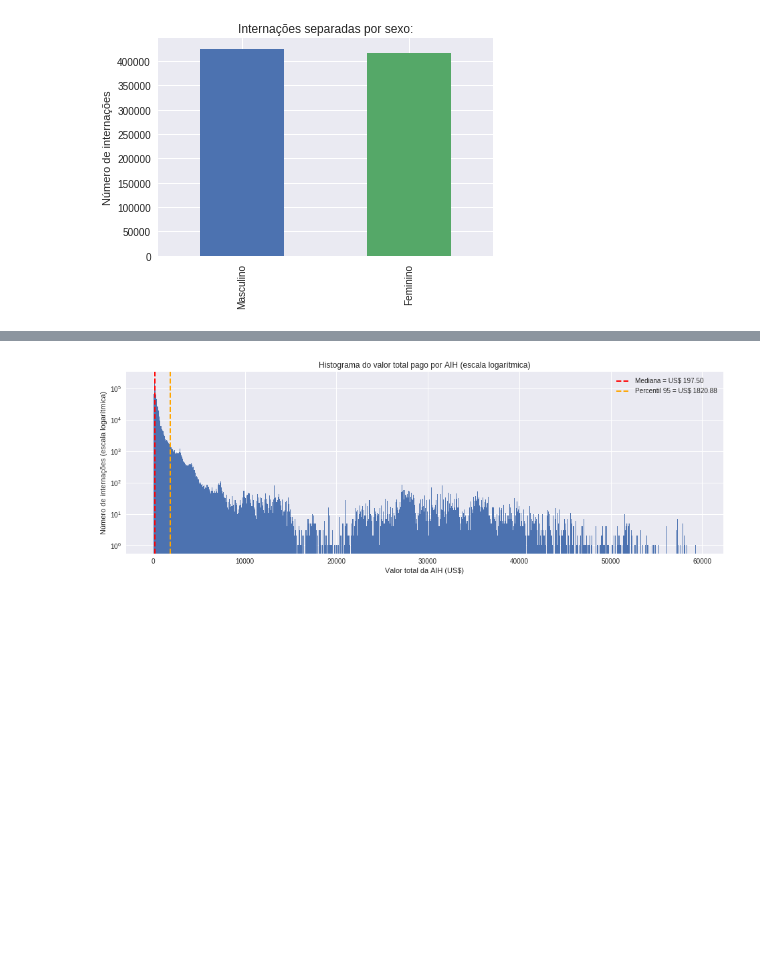
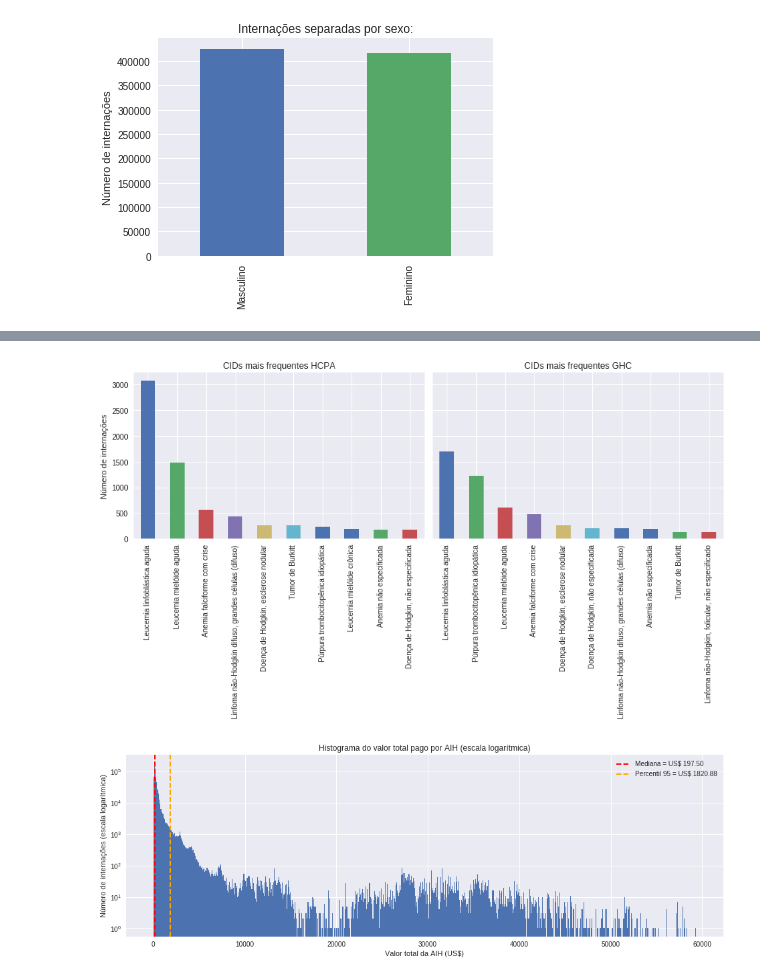
Before and after one commit to gbletsch/hematologic_hospitalizations_brazil, a Jupyter notebook: tcc.ipynb, the cells around one changed output, grey strips where cells are left out. Drawn from its saved outputs; the diff is of its cells as text; code cells hidden in the pictures; blank space fills up the shorter version.

```diff
--- a/tcc.ipynb
+++ b/tcc.ipynb
@@ -426,3 +429,20 @@ plt.show()
+# %%
+def int_cid_x_cnes(cnes, head=10):
+    return hemato[hemato.CNES == cnes].DIAG_PRINC.map(cid_map).value_counts().head(head)
+
+hcpa = int_cid_x_cnes('2237601')
+ghc = int_cid_x_cnes('2237571')
+
+fig, ax = plt.subplots(1, 2, figsize=(12, 7), sharey=True)
+
+hcpa.plot(kind='bar', ax=ax[0], title='CIDs mais frequentes HCPA')
+ax[0].set_ylabel('Número de internações')
+ghc.plot(kind='bar', ax=ax[1], title='CIDs mais frequentes GHC')
+plt.tight_layout()
+plt.savefig('int_cid_hcpa_x_ghc.png')
+plt.show()
+# %% [output]
+[figure, added]
 # %%
 # valor total recebido por AIH
 # a escala é logarítmica por causa da amplitude dos valores
```
Also changed, not shown: parts of 10 cells of this notebook, 1 other file.
